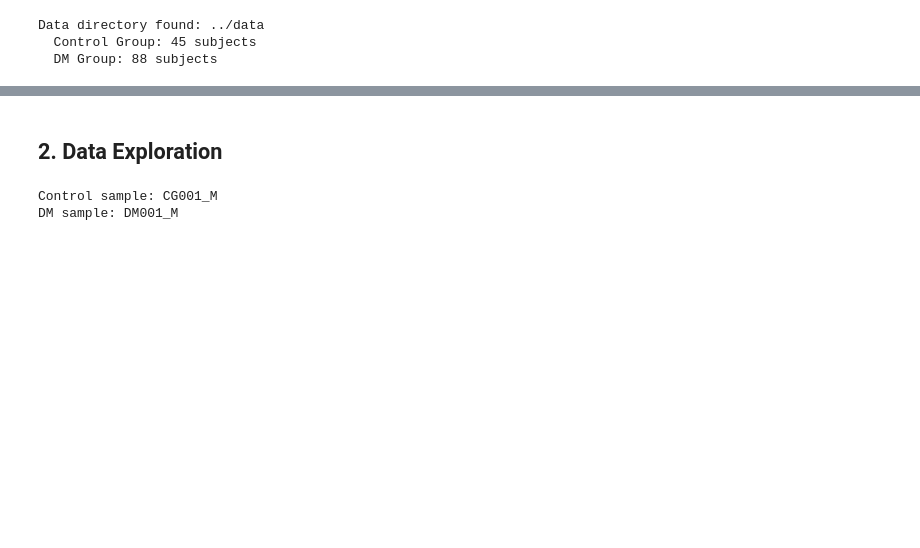
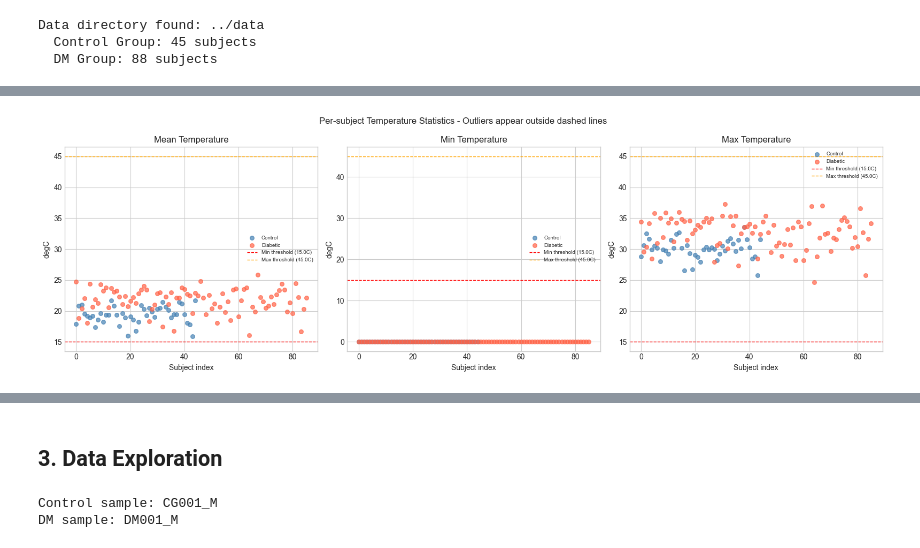
Before and after one commit to catnipp9/transistors-thermal-dpn-ai, a Jupyter notebook: notebooks/train_model.ipynb, the cells around one changed output, grey strips where cells are left out. Saved outputs shown, nothing was run; the diff lists cells and outputs as text; code cells hidden in the pictures; blank space fills up the shorter version.

Commit message:
Fix false positives, add oversampling, stronger augmentation, data cleaning, Colab notebook

```diff
--- a/notebooks/train_model.ipynb
+++ b/notebooks/train_model.ipynb
@@ -114,0 +254,70 @@ Data directory found: ../data
+# %%
+# Visualise per-subject temperature stats to spot outlier subjects
+subject_stats = []
+group_labels = {'Control Group': 'Control', 'DM Group': 'Diabetic'}
+
+for group_name, label in group_labels.items():
+    group_dir = data_path / group_name
+    if not group_dir.exists():
+        continue
+    for subject_dir in sorted(group_dir.iterdir()):
+        if not subject_dir.is_dir():
+            continue
+        sid = subject_dir.name
+        temps_all = []
+        for side in ['L', 'R']:
+            csv_path = subject_dir / f'{sid}_{side}.csv'
+            if csv_path.exists():
+                try:
+                    t = pd.read_csv(csv_path, header=None).values.astype(np.float32)
+                    temps_all.extend(t.flatten().tolist())
+                except Exception:
+                    pass
+        if temps_all:
+            subject_stats.append({
+                'subject': sid, 'group': label,
+                'mean_temp': float(np.mean(temps_all)),
+                'std_temp':  float(np.std(temps_all)),
+                'min_temp':  float(np.min(temps_all)),
+                'max_temp':  float(np.max(temps_all)),
+            })
+
+stats_df = pd.DataFrame(subject_stats)
+
+fig, axes = plt.subplots(1, 3, figsize=(16, 5))
+palette = {'Control': 'steelblue', 'Diabetic': 'tomato'}
+for group, color in palette.items():
+    sub = stats_df[stats_df['group'] == group]
+    idx = range(len(sub))
+    axes[0].scatter(idx, sub['mean_temp'], alpha=0.7, label=group, color=color, s=30)
+    axes[1].scatter(idx, sub['min_temp'],  alpha=0.7, label=group, color=color, s=30)
+    axes[2].scatter(idx, sub['max_temp'],  alpha=0.7, label=group, color=color, s=30)
+
+for ax, title in zip(axes, ['Mean Temperature', 'Min Temperature', 'Max Temperature']):
+    ax.set_title(title)
+    ax.set_ylabel('degC')
+    ax.set_xlabel('Subject index')
+    ax.axhline(TEMP_MIN, color='red',    linestyle='--', linewidth=1,
+               label=f'Min threshold ({TEMP_MIN}C)')
+    ax.axhline(TEMP_MAX, color='orange', linestyle='--', linewidth=1,
+               label=f'Max threshold ({TEMP_MAX}C)')
+    ax.legend(fontsize=7)
+
+plt.suptitle('Per-subject Temperature Statistics - Outliers appear outside dashed lines', fontsize=12)
+plt.tight_layout()
+plt.savefig(f'{CHECKPOINT_DIR}/data_cleaning_temp_stats.png', dpi=150)
+plt.show()
+
+# Print any outlier subjects
+outliers = stats_df[(stats_df['min_temp'] < TEMP_MIN) | (stats_df['max_temp'] > TEMP_MAX)]
+if len(outliers) > 0:
+    print(f'Subjects with temperatures outside [{TEMP_MIN}C, {TEMP_MAX}C]:')
+    print(outliers[['subject', 'group', 'mean_temp', 'min_temp', 'max_temp']].to_string(index=False))
+else:
+    print(f'All subjects within [{TEMP_MIN}C, {TEMP_MAX}C] - no temperature outliers detected.')
+
+print('\nDataset summary (mean / std / min / max per group):')
+print(stats_df.groupby('group')[['mean_temp', 'std_temp', 'min_temp', 'max_temp']]
+      .describe().round(2).to_string())
+# %% [output]
+[figure, added]
@@ -115,5 +341,5 @@ Data directory found: ../data
 # %% [markdown]
-## 2. Data Exploration
+## 3. Data Exploration
 # %%
 # Load a sample image and temperature matrix
 from PIL import Image
```
Also changed, not shown: parts of 8 cells of this notebook, 5 other files.
